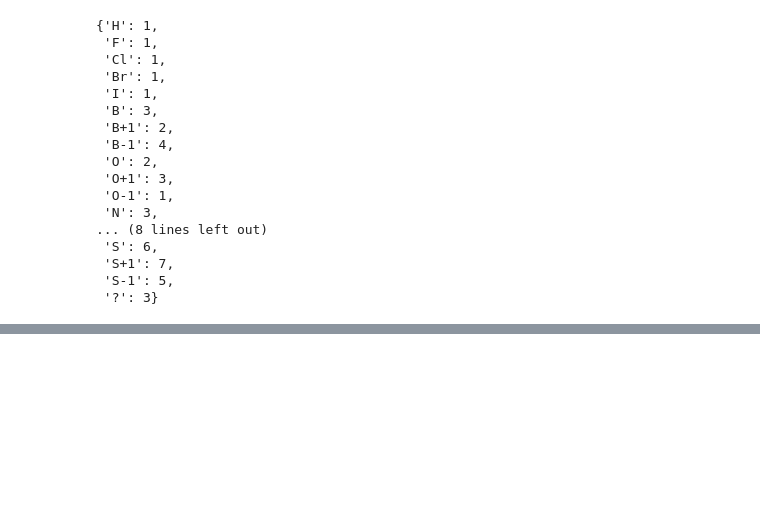
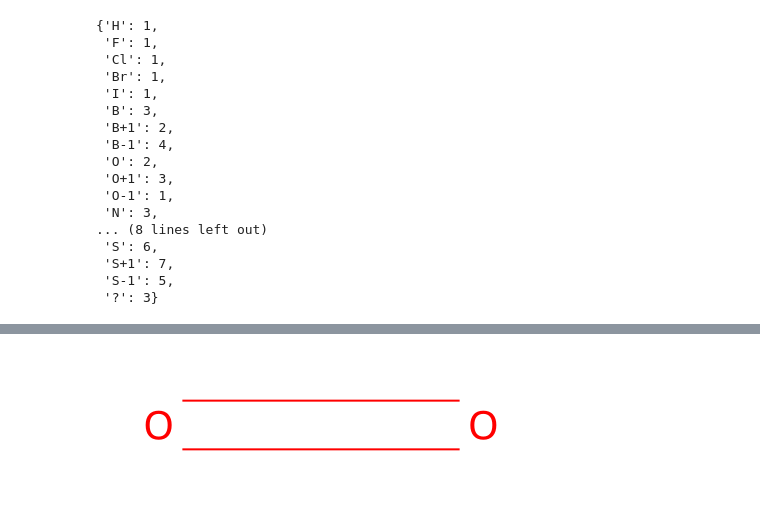
Before and after one commit to poloarol/small-molecules, a Jupyter notebook: generative-flow-qm9.ipynb, the cells around one changed output, grey strips where cells are left out. Saved outputs shown, nothing was run; the diff lists cells and outputs as text; code cells hidden in the pictures; blank space fills up the shorter version.

```diff
--- a/generative-flow-qm9.ipynb
+++ b/generative-flow-qm9.ipynb
@@ -107,0 +230,4 @@ df.sort_values(by="len").head()
+# %%
+Chem.MolFromSmiles(sf.decoder(selfies_molecule), sanitize=True)
+# %% [output]
+[figure, added]
```
Also changed, not shown: parts of 22 cells of this notebook, 1 other file.
